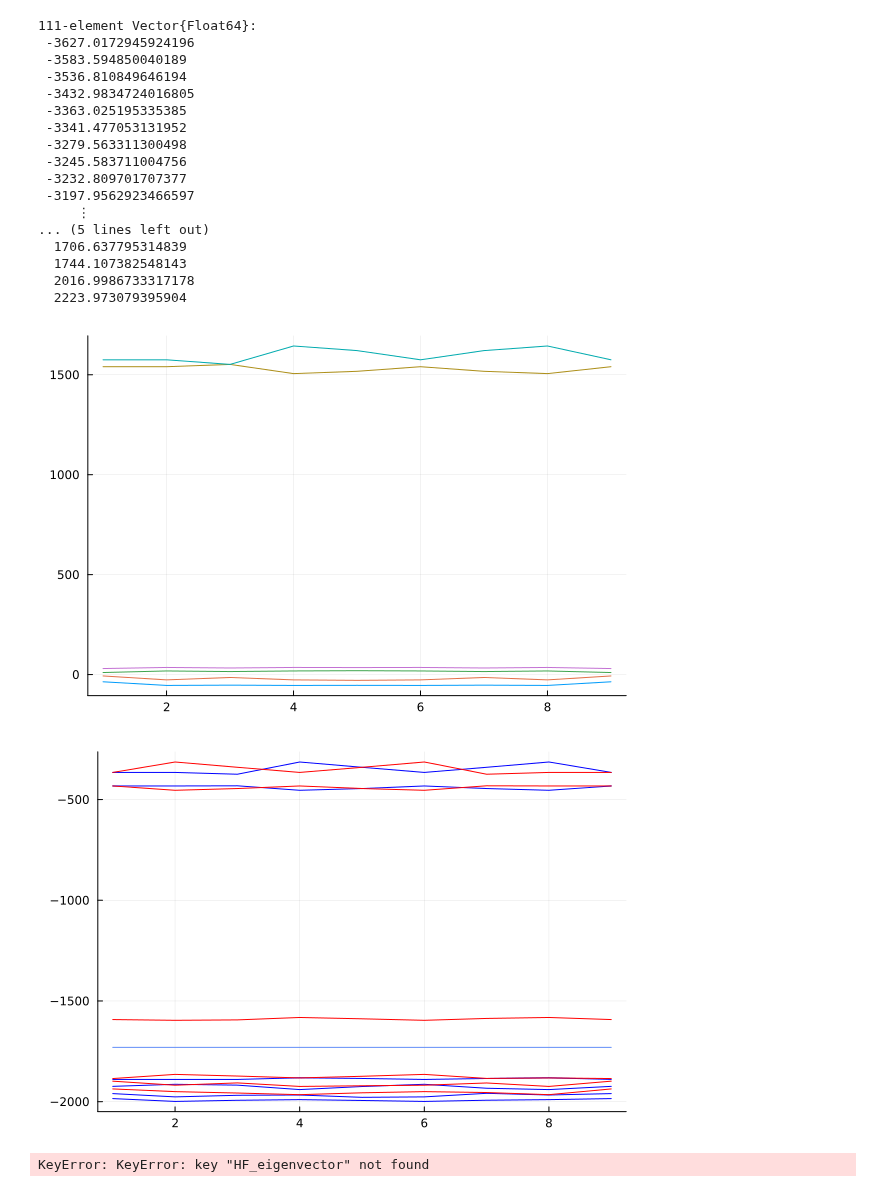
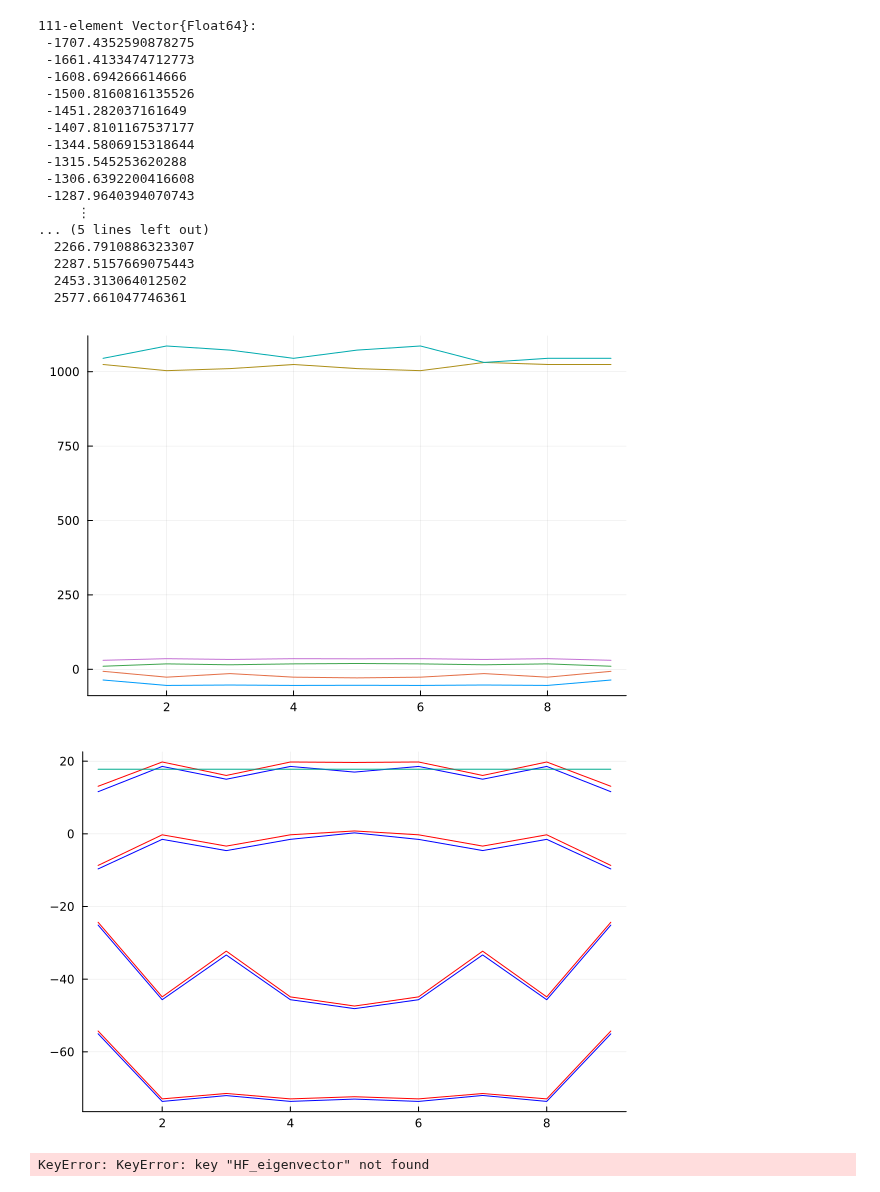
Before and after one commit to ttx002000/HF_Moire, a Jupyter notebook: data_collection/TMD_exciton_codoping/data_output/test.ipynb, the cells around one changed output. Saved outputs shown, nothing was run; the diff lists cells and outputs as text; code cells hidden in the pictures.

```diff
--- a/data_collection/TMD_exciton_codoping/data_output/test.ipynb
+++ b/data_collection/TMD_exciton_codoping/data_output/test.ipynb
@@ -1,5 +1,5 @@
 # %%
 using JLD2,Plots
 # %%
-pp=load("0.36mt-0.6mm-0.6mb0.0Vt0.0phit20.8Vm107.7phim20.8Vb-107.7phib6.0er1500.0Eg3.89theta-23.8w1.0holenum5.0trytime3.0Nq.jld2")
+pp=load("0.6mt-0.6mm-0.6mb0.0Vt0.0phit20.8Vm107.7phim20.8Vb-107.7phib6.0er1000.0Eg3.89theta-23.8w1.0holenum5.0trytime1.0geo.jld2")
 # %% [output]
@@ -57,22 +60,22 @@ pp["HF_chern"]
 pp["HF_eigenvalue"][1][1]
 # %% [output]
 111-element Vector{Float64}:
- -3627.0172945924196
- -3583.594850040189
- -3536.810849646194
- -3432.9834724016805
- -3363.025195335385
- -3341.477053131952
- -3279.563311300498
- -3245.583711004756
- -3232.809701707377
- -3197.9562923466597
+ -1707.4352590878275
+ -1661.4133474712773
+ -1608.694266614666
+ -1500.8160816135526
+ -1451.282037161649
+ -1407.8101167537177
+ -1344.5806915318644
+ -1315.545253620288
+ -1306.6392200416608
+ -1287.9640394070743
      ⋮
 ... (5 lines left out)
-  1706.637795314839
-  1744.107382548143
-  2016.9986733317178
-  2223.973079395904
+  2266.7910886323307
+  2287.5157669075443
+  2453.313064012502
+  2577.661047746361
 # %%
 using Plots
 ploteigenvalue=zeros(ComplexF64,9,111)
@@ -82,22 +85,22 @@ end
 
 plot(collect(1:1:9),real.(ploteigenvalue[:,2*37-3:2*37+2]),legend=false)
 # %% [output]
-[figure, old version]
+[figure, new version]
 # %%
 ploteigenvalue=zeros(ComplexF64,9,111)
 for ja in 1:9
  ploteigenvalue[ja,:]=pp["HF_eigenvalue"][ja][1]
 end
-plot(collect(1:1:9),real.(ploteigenvalue[:,2*37-3:2*37+2]),legend=false,linecolor=:blue)
+plot(collect(1:1:9),real.(ploteigenvalue[:,2*37-3:2*37]),legend=false,linecolor=:blue)
 
 ploteigenvalue=zeros(ComplexF64,9,111)
 for ja in 1:9
  ploteigenvalue[ja,:]=pp["HF_eigenvalue"][ja][2]
 end
-plot!(collect(1:1:9),real.(ploteigenvalue[:,2*37-3:2*37+2]),legend=false,linecolor=:red)
+plot!(collect(1:1:9),real.(ploteigenvalue[:,2*37-3:2*37]),legend=false,linecolor=:red)
 plot!([1,9],[pp["bound"],pp["bound"]])
 # %% [output]
-[figure, old version]
+[figure, new version]
 # %%
 index=2*37
 l1=0
```
Also changed, not shown: parts of 10 cells of this notebook, 3 other files.
